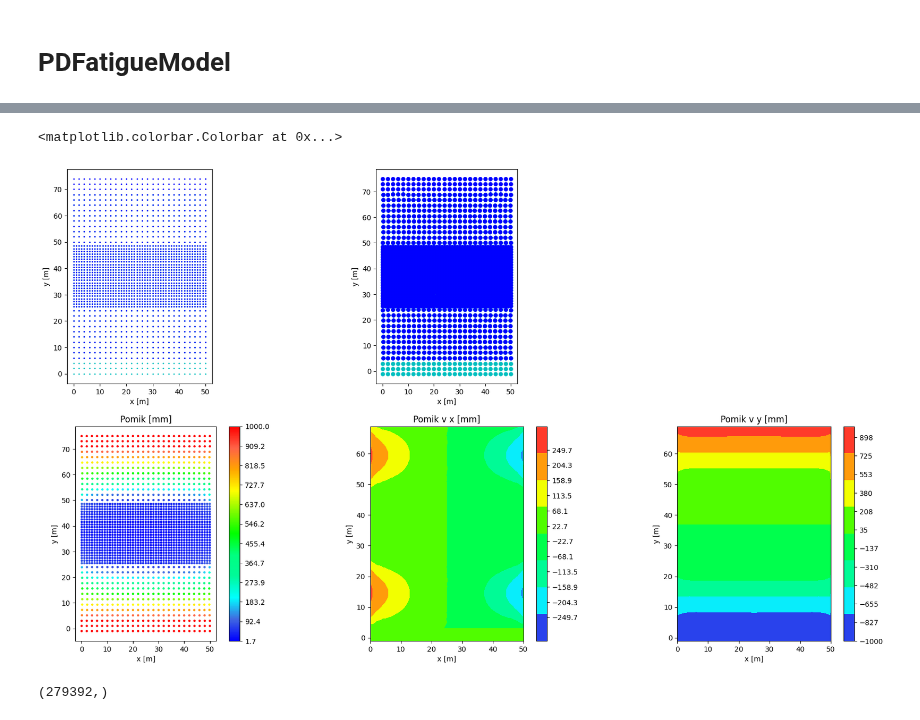
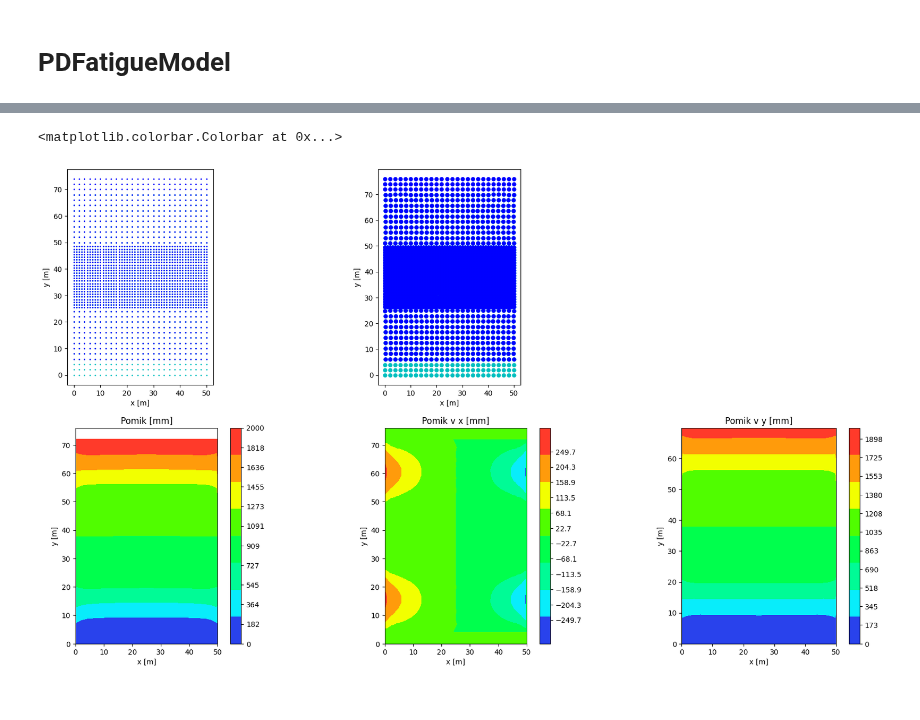
Before and after one commit to fjerenec/Verse2, a Jupyter notebook: notebooks/testing_irregular_disc.ipynb, the cells around one changed output, grey strips where cells are left out. Saved outputs shown, nothing was run; the diff lists cells and outputs as text; code cells hidden in the pictures.

```diff
--- a/notebooks/testing_irregular_disc.ipynb
+++ b/notebooks/testing_irregular_disc.ipynb
@@ -262,7 +254,7 @@ cm = plt.cm.get_cmap('RdYlBu')
 #p1=coordVec[:totint,0].reshape(100,100)
 #p2=coordVec[:totint,1].reshape(100,100)
 #sc = ax.contourf(p1,p2,h.reshape(100,100),cmap=mycmap)
-sc = ax2.scatter(coordVecNew4[:tottop,0],coordVecNew4[:tottop,1],s=s,c=h[:tottop],cmap=mycmap)
+sc = ax2.tricontourf(coordVecNew4[:tottop,0],coordVecNew4[:tottop,1],h[:tottop],cmap=mycmap)
 #sc3 = ax.scatter(coordVecNew4[totbottom:tottop,0],coordVecNew4[totbottom:tottop,1],s=s,c=h[totbottom:tottop],cmap=mycmap)
 
 plt.title("Pomik [mm]")
@@ -273,36 +265,32 @@ plt.colorbar(sc,ticks=v)
 
 ##Pomiki X
 ax3 = fig1.add_subplot(2,3,5)
 ax3.set_aspect("1")
 # h1 = disp[:totint,0]*1000
 h1 = disp[:tottop,0]*1000
 vm=h1#np.max(disp[:tottop,0])
 cm1 = plt.cm.get_cmap('RdYlBu')
 # sc1 = ax3.scatter(coordVecNew4[:totint,0],coordVecNew4[:totint,1],s=s,c=h1[:totint],cmap=mycmap)
-sc1 = ax3.tricontourf(coordVecNew4[:totint,0],coordVecNew4[:totint,1],h1[:totint],cmap=mycmap)
+sc1 = ax3.tricontourf(coordVecNew4[:tottop,0],coordVecNew4[:tottop,1],h1[:tottop],cmap=mycmap)
 plt.title("Pomik v x [mm]")
 plt.xlabel("x [m]")
 plt.ylabel("y [m]")
 v1= np.linspace(np.min(h1),np.max(h1),12,endpoint=True)
 plt.colorbar(sc1,ticks=v1)
 
 ##Pomiki Y
 ax4 = fig1.add_subplot(2,3,6)
 ax4.set_aspect("1")
 h2 = disp[:totint,1]*1000
 cm2 = plt.cm.get_cmap('RdYlBu')
 #sc2 = plt.scatter(coordVecNew4[:totint,0],coordVecNew4[:totint,1],s=s,c=h2[:totint],cmap=mycmap)
 # sc2 = plt.scatter(coordVecNew4[:totint,0],coordVecNew4[:totint,1],s=s,c=h2[:totint],cmap=mycmap)
 sc2 = plt.tricontourf(coordVecNew4[:totint,0],coordVecNew4[:totint,1],h2[:totint],cmap=mycmap)
 plt.title("Pomik v y [mm]")
 plt.xlabel("x [m]")
 plt.ylabel("y [m]")
 v2= np.linspace(np.min(h2),np.max(h2),12,endpoint=True)
 plt.colorbar(sc2,ticks=v2)
 # %% [output]
 <matplotlib.colorbar.Colorbar at 0x...>
-[figure, old version]
+[figure, new version]
-# %%
-model0.Discretizations.discretizationsTable["TestDisc"].neighbors.shape
-# %% [output]
-(279392,)
```
Also changed, not shown: parts of 6 cells of this notebook.
